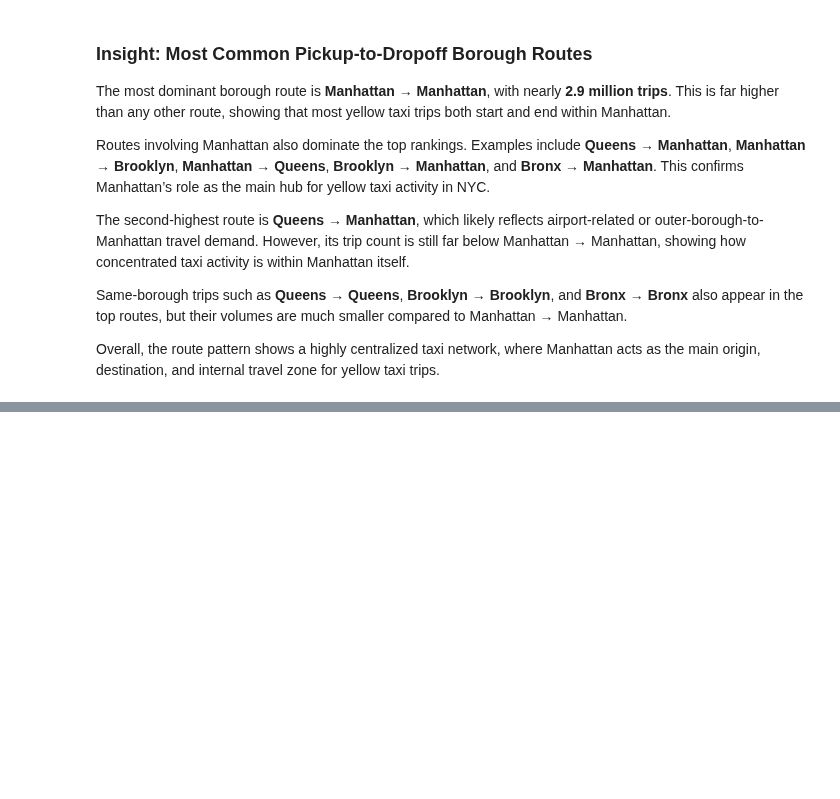
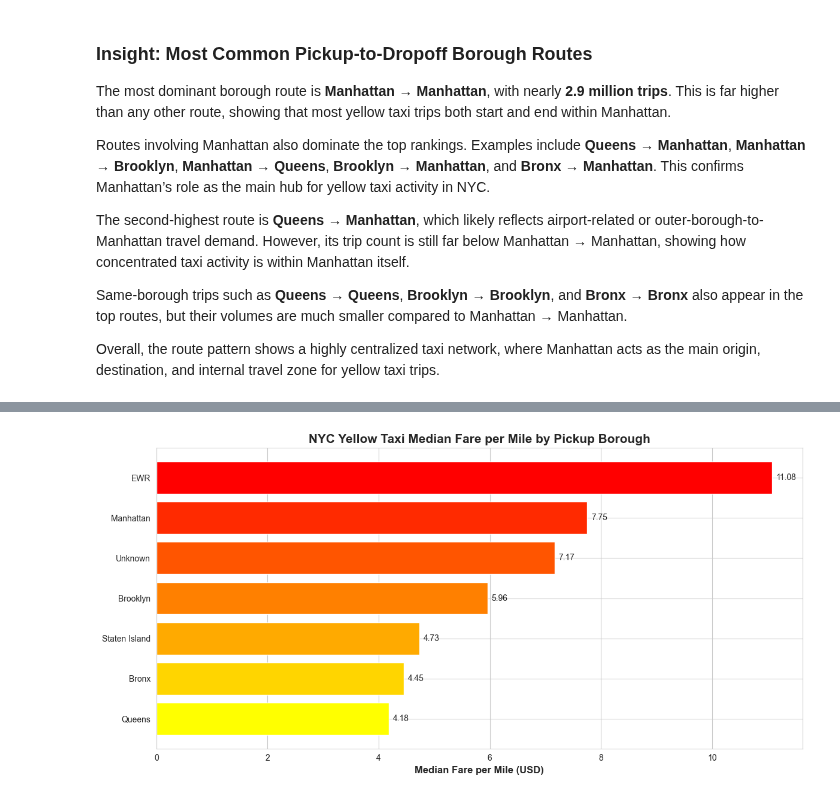
Before and after one commit to fathirrizkifadillah/NYC-Yellow-Taxi-Trip-Analysis, a Jupyter notebook: main.ipynb, the cells around one changed output, grey strips where cells are left out. Saved outputs shown, nothing was run; the diff lists cells and outputs as text; code cells hidden in the pictures; blank space fills up the shorter version.

Commit message:
3.7 : NYC Yellow Taxi Median Fare per Mile by Pickup Borough

```diff
--- a/main.ipynb
+++ b/main.ipynb
@@ -922,0 +925,14 @@ Overall, the route pattern shows a highly centralized taxi network, where Manhat
+# %%
+pickup_borough_fare = (
+    df_eda[df_eda["trip_distance"] >= 0.5]
+    .groupby("pickup_borough")
+    .agg(
+        trip_count=("pickup_borough", "size"),
+        mean_fare_per_mile=("fare_per_mile", "mean"),
+        median_fare_per_mile=("fare_per_mile", "median")
+    )
+    .reset_index()
+    .sort_values("median_fare_per_mile", ascending=False)
+)
+
+pickup_borough_fare
@@ -922,0 +948,31 @@ Overall, the route pattern shows a highly centralized taxi network, where Manhat
+# %%
+plt.figure(figsize=(12,6))
+
+colors = plt.cm.autumn(np.linspace(0, 1, len(pickup_borough_fare)))
+
+barh = plt.barh(
+    y=pickup_borough_fare["pickup_borough"],
+    width=pickup_borough_fare["median_fare_per_mile"],
+    color=colors
+)
+
+plt.title(
+    "NYC Yellow Taxi Median Fare per Mile by Pickup Borough",
+    fontsize=15,
+    fontweight="bold"
+)
+
+plt.xlabel("Median Fare per Mile (USD)", fontsize=12, fontweight="bold")
+plt.bar_label(barh, fmt="%.2f", padding=5)
+plt.gca().invert_yaxis()
+plt.tight_layout()
+
+filepath = os.path.join(
+    "img",
+    "NYC_Yellow_Taxi_Median_Fare_per_Mile_by_Pickup_Borough.png"
+)
+
+plt.savefig(filepath, dpi=300, bbox_inches="tight", facecolor="white")
+plt.show()
+# %% [output]
+[figure, added]
```
Also changed, not shown: parts of 2 cells of this notebook, 2 other files.
